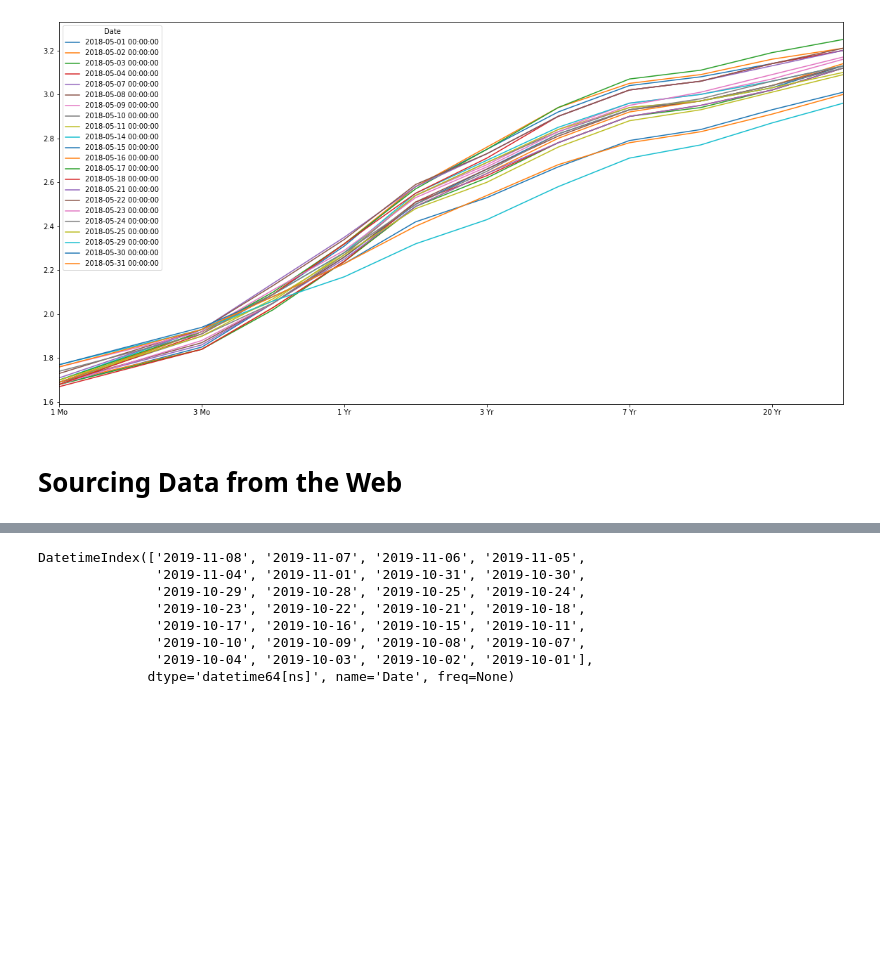
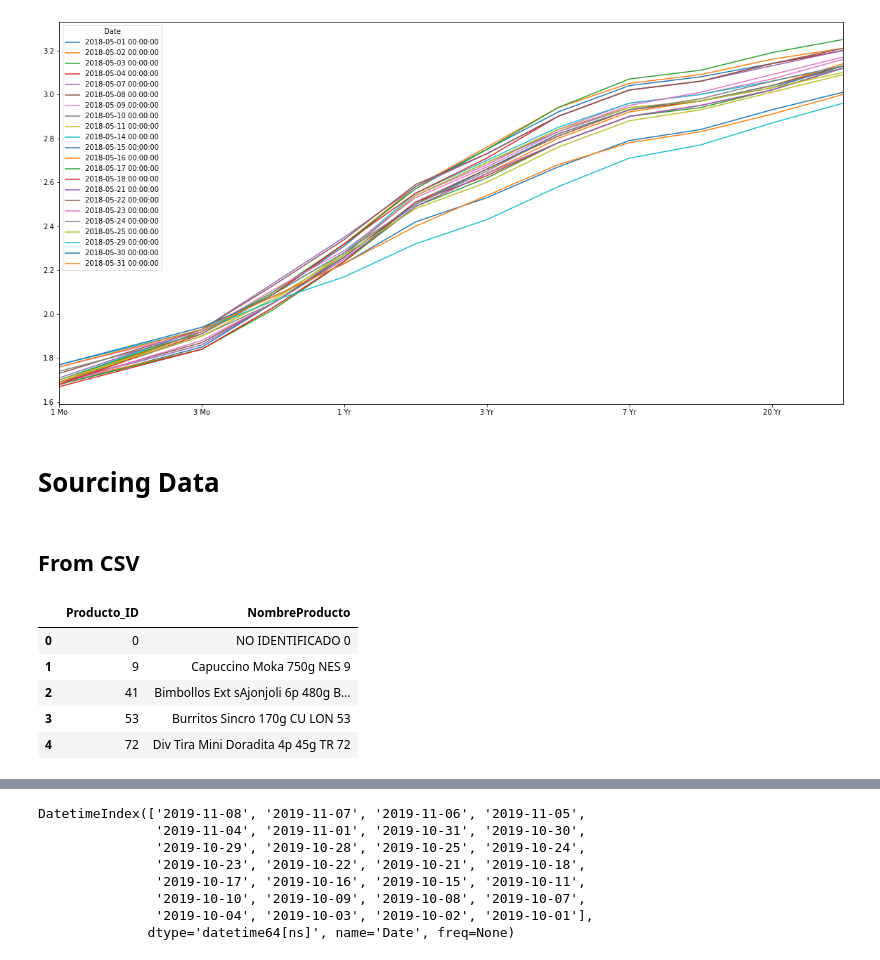
Before and after one commit to miguelandrs/Python-for-FBA, a Jupyter notebook: 4 Data Analysis 1.ipynb, the cells around one changed output, grey strips where cells are left out. Saved outputs shown, nothing was run; the diff lists cells and outputs as text; code cells hidden in the pictures; blank space fills up the shorter version.

```diff
--- a/4 Data Analysis 1.ipynb
+++ b/4 Data Analysis 1.ipynb
@@ -272,4 +272,17 @@ df_yc_201805.T.plot(figsize=(20,10)) # note the chaining of the Transpose and pl
 <matplotlib.axes._subplots.AxesSubplot at 0x...>
 [figure]
 # %% [markdown]
-# Sourcing Data from the Web
+# Sourcing Data
+# %% [markdown]
+## From CSV
+# %%
+df = pd.read_csv(Path('data/gb_producto_tabla.csv'))
+# %%
+df.head()
+# %% [output]
+|  | Producto_ID | NombreProducto |
+| 0 | 0 | NO IDENTIFICADO 0 |
+| 1 | 9 | Capuccino Moka 750g NES 9 |
+| 2 | 41 | Bimbollos Ext sAjonjoli 6p 480g B... |
+| 3 | 53 | Burritos Sincro 170g CU LON 53 |
+| 4 | 72 | Div Tira Mini Doradita 4p 45g TR 72 |
```
Also changed, not shown: parts of 10 cells of this notebook, 2 other files.
